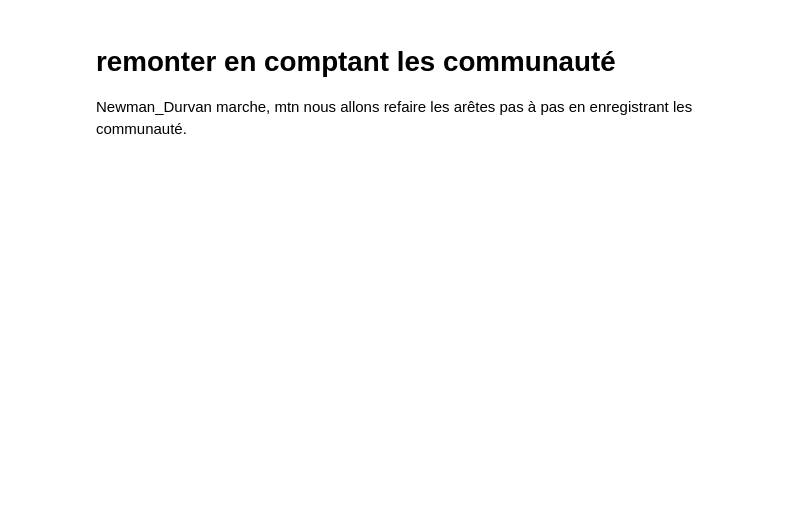
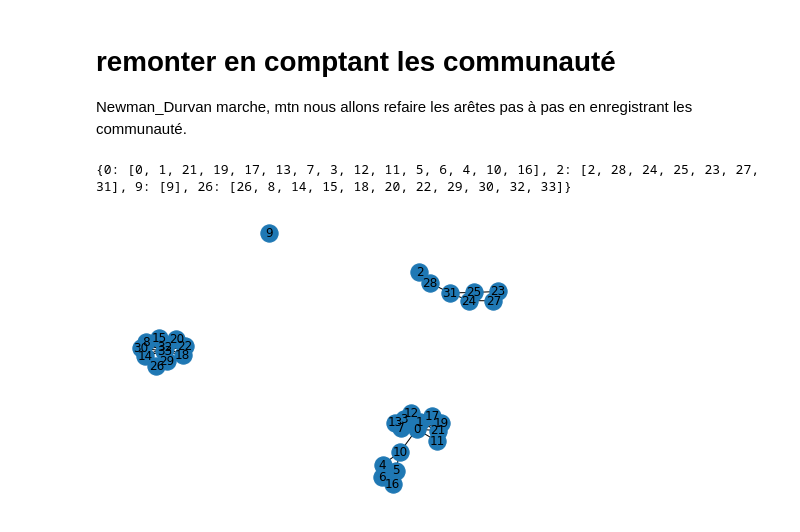
Before and after one commit to FlavLbr/Reseau_Newman_Girvan, a Jupyter notebook: newman_durvan.ipynb, the cells around one changed output. Cells and saved outputs as stored; diff of their text form; code cells hidden in the pictures; blank space fills up the shorter version.

Commit message:
detection de communauté faite
on rend le nombre de communauté demandé par l'utilisateur

```diff
--- a/newman_durvan.ipynb
+++ b/newman_durvan.ipynb
@@ -157,4 +157,4 @@ def Newman_Durvan(G):
 
         ordre_del.append(arete_max)
     return ordre_del
-Newman_Durvan(G)
+liste= Newman_Durvan(G)
@@ -183,3 +185,41 @@ nx.draw(G,with_labels=True)
 # %% [markdown]
 # remonter en comptant les communauté
 Newman_Durvan marche, mtn nous allons refaire les arêtes pas à pas en enregistrant les communauté.
+# %%
+def communaute(nombre_com,G):
+    liste= Newman_Durvan(G)
+    comm={}
+    k=0
+    for sommet in G.nodes():
+        comm[k]=[sommet]
+        k+=1
+
+    def trouver_classe(point):
+        for classe,points in comm.items():
+            if point in points:
+                return classe
+
+    i=1
+    while len(comm)>nombre_com and i<=len(liste): #tester si marche pour 1 communauté
+        arete=liste[len(liste)-i]
+
+        classe1=trouver_classe(arete[0])
+        classe2=trouver_classe(arete[1])
+
+        if classe1!=classe2:
+            comm[classe1]+=comm[classe2]
+            del comm[classe2]
+
+        G.add_edge(arete[0],arete[1])
+
+        i+=1
+
+    return comm
+
+G = nx.karate_club_graph()
+resultat=communaute(4,G)
+print(resultat)
+nx.draw(G,with_labels=True)
+# %% [output]
+{0: [0, 1, 21, 19, 17, 13, 7, 3, 12, 11, 5, 6, 4, 10, 16], 2: [2, 28, 24, 25, 23, 27, 31], 9: [9], 26: [26, 8, 14, 15, 18, 20, 22, 29, 30, 32, 33]}
+[figure, added]
```
Also changed, not shown: parts of 3 cells of this notebook.
